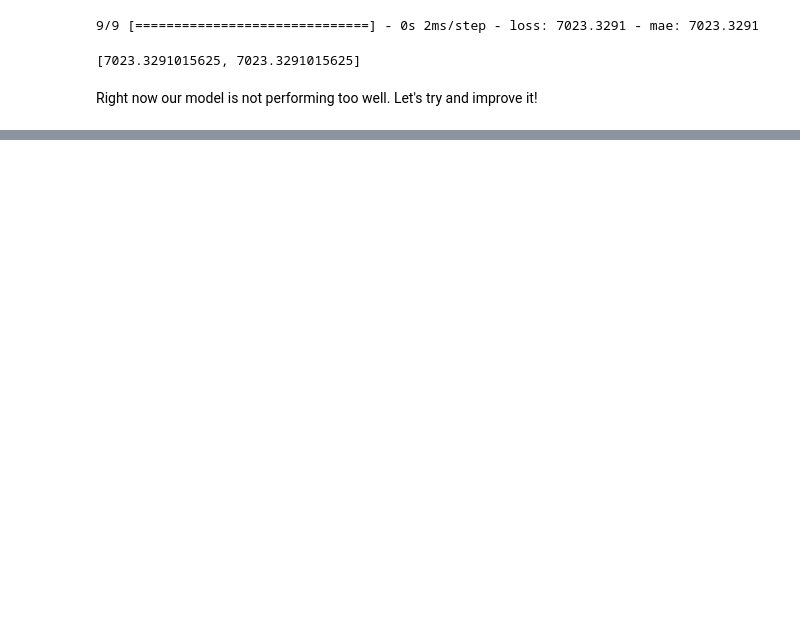
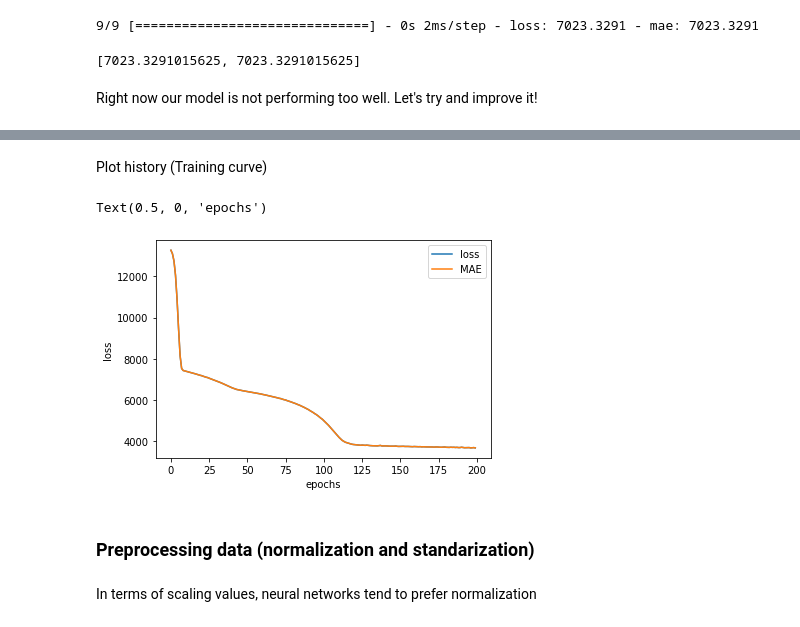
Before and after one commit to VinoJose/Tensorflow, a Jupyter notebook: 01_neural_network_regression_in_tensorflow.ipynb, the cells around one changed output, grey strips where cells are left out. Drawn from its saved outputs; the diff is of its cells as text; code cells hidden in the pictures; blank space fills up the shorter version.

```diff
--- a/01_neural_network_regression_in_tensorflow.ipynb
+++ b/01_neural_network_regression_in_tensorflow.ipynb
@@ -716,0 +721,14 @@ Right now our model is not performing too well. Let's try and improve it!
+# %%
+# Set random seed
+tf.random.set_seed(42)
+
+model_2 = tf.keras.Sequential([
+                             tf.keras.layers.Dense(100),
+                             tf.keras.layers.Dense(10),
+                             tf.keras.layers.Dense(1)
+])
+
+model_2.compile(loss=tf.keras.losses.mae,
+              optimizer= tf.keras.optimizers.Adam(),
+              metrics=["mae"])
+model_2.fit(X_train, y_train, epochs=100)
@@ -716,0 +761,11 @@ Right now our model is not performing too well. Let's try and improve it!
+# %%
+tf.random.set_seed(42)
+model_3 = tf.keras.Sequential([
+                               tf.keras.layers.Dense(100),
+                               tf.keras.layers.Dense(10),
+                               tf.keras.layers.Dense(1)
+])
+model_3.compile(loss=tf.keras.losses.MAE,
+                optimizer=tf.keras.optimizers.Adam(),
+                metrics=["MAE"])
+history = model_3.fit(X_train,y_train,epochs=200)
@@ -716,0 +795,13 @@ Right now our model is not performing too well. Let's try and improve it!
+# %% [markdown]
+Plot history (Training curve)
+# %%
+pd.DataFrame(history.history).plot()
+plt.ylabel("loss")
+plt.xlabel("epochs")
+# %% [output]
+Text(0.5, 0, 'epochs')
+[figure, added]
+# %% [markdown]
+### Preprocessing data (normalization and standarization)
+# %% [markdown]
+In terms of scaling values, neural networks tend to prefer normalization
```
Also changed, not shown: parts of 10 cells of this notebook.
